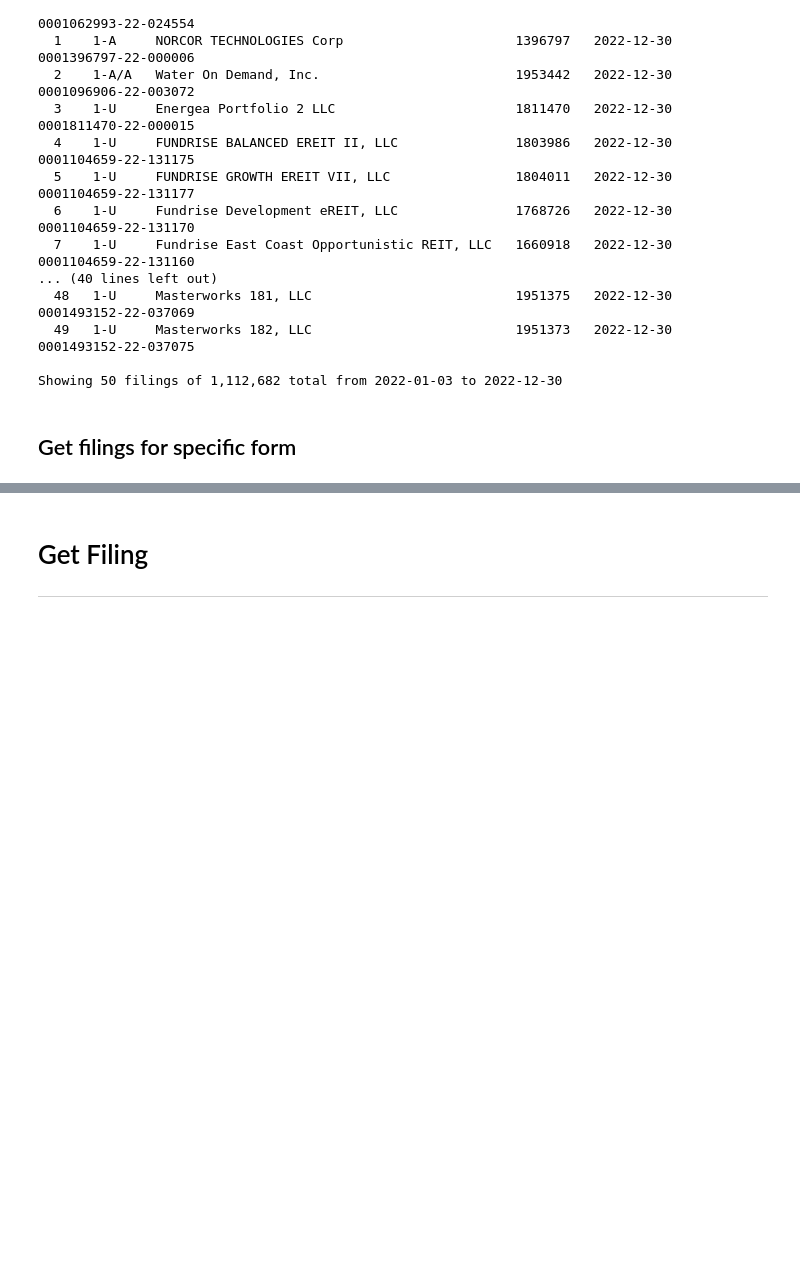
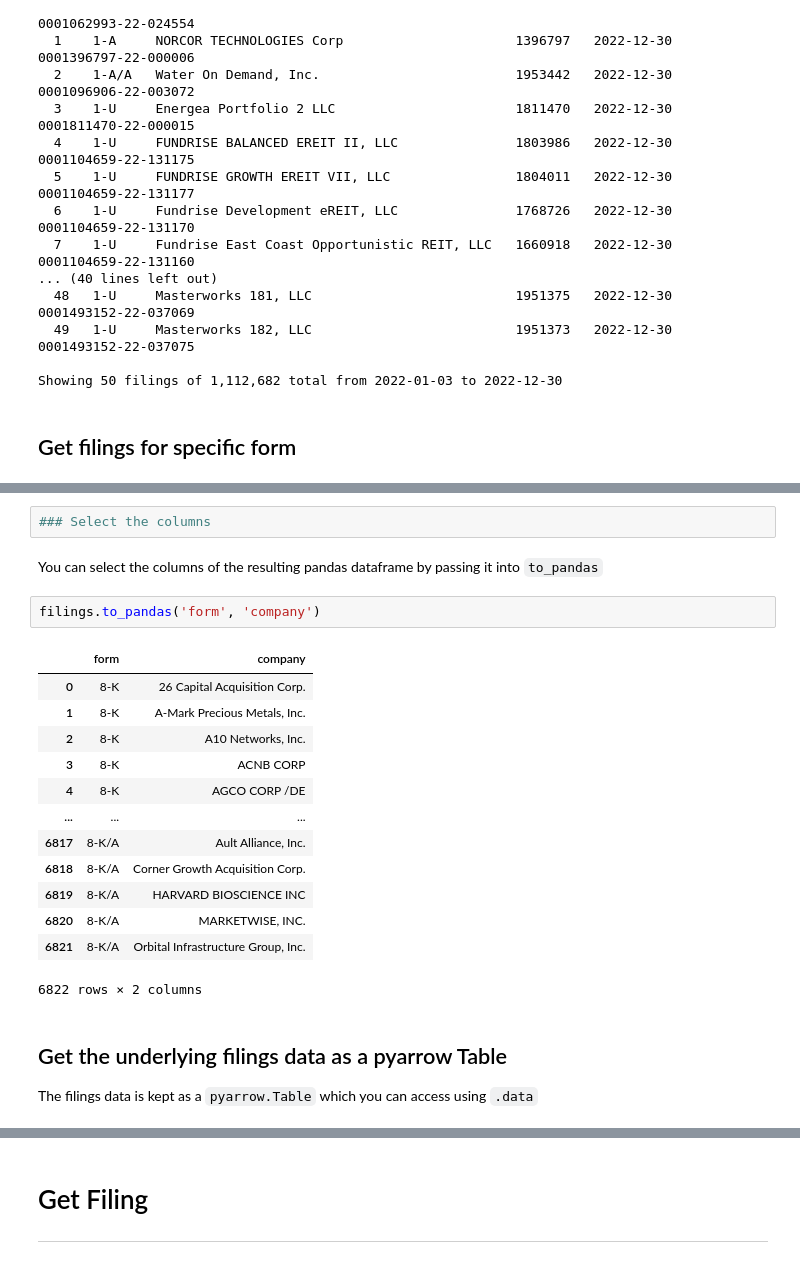
Before and after one commit to elodszopos/edgartools, a Jupyter notebook: Usage.ipynb, the cells around one changed output, grey strips where cells are left out. Cells and saved outputs as stored; diff of their text form; blank space fills up the shorter version.

```diff
--- a/Usage.ipynb
+++ b/Usage.ipynb
@@ -125,0 +165,24 @@ filings = get_filings(form="8-K")
+# %%
+### Select the columns
+# %% [markdown]
+You can select the columns of the resulting pandas dataframe by passing it into `to_pandas`
+# %%
+filings.to_pandas('form', 'company')
+# %% [output]
+|  | form | company |
+| 0 | 8-K | 26 Capital Acquisition Corp. |
+| 1 | 8-K | A-Mark Precious Metals, Inc. |
+| 2 | 8-K | A10 Networks, Inc. |
+| 3 | 8-K | ACNB CORP |
+| 4 | 8-K | AGCO CORP /DE |
+| ... | ... | ... |
+| 6817 | 8-K/A | Ault Alliance, Inc. |
+| 6818 | 8-K/A | Corner Growth Acquisition Corp. |
+| 6819 | 8-K/A | HARVARD BIOSCIENCE INC |
+| 6820 | 8-K/A | MARKETWISE, INC. |
+| 6821 | 8-K/A | Orbital Infrastructure Group, Inc. |
+6822 rows × 2 columns
+# %% [markdown]
+## Get the underlying filings data as a pyarrow Table
+
+The filings data is kept as a `pyarrow.Table` which you can access using `.data`
```
Also changed, not shown: parts of 4 cells of this notebook.
